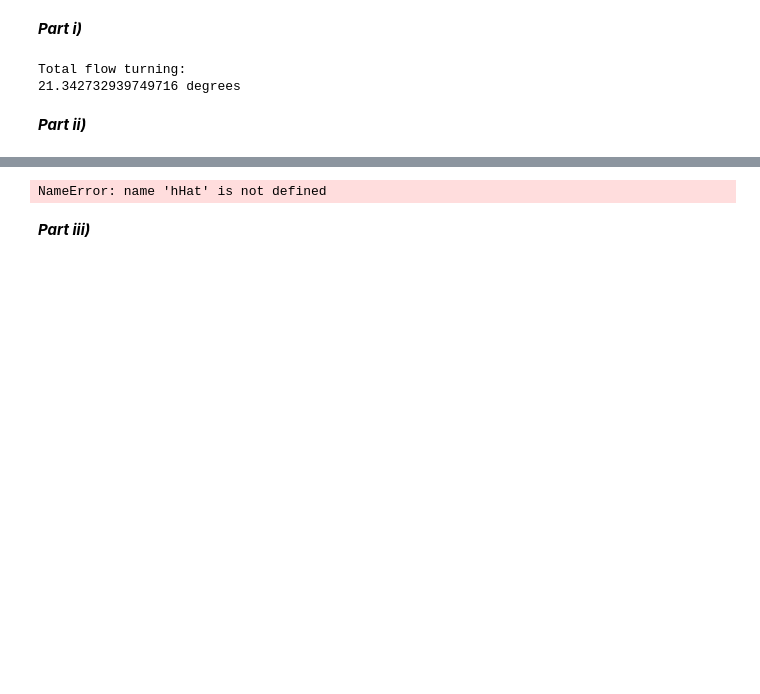
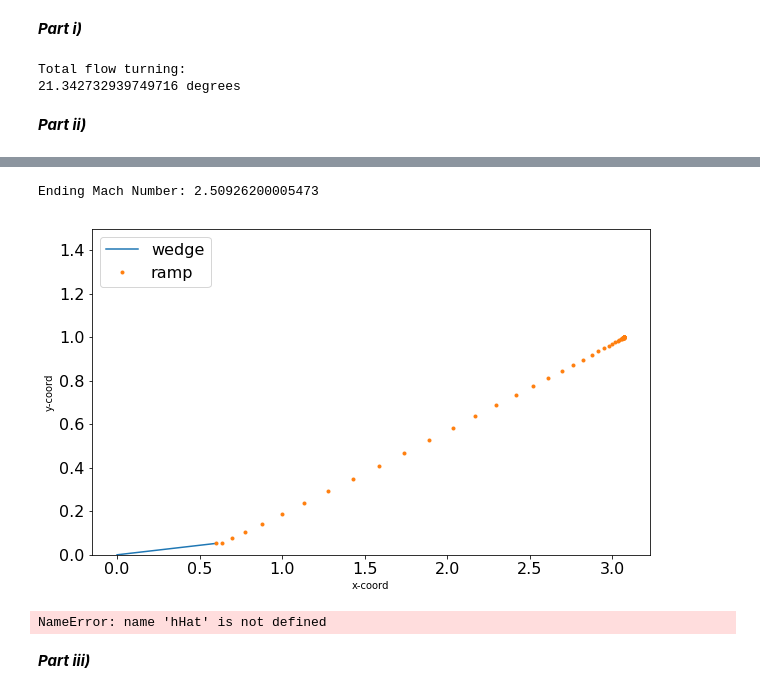
Before and after one commit to BananaBonanza/AAE537, a Jupyter notebook: butlerAAE537Hw2.ipynb, the cells around one changed output, grey strips where cells are left out. Drawn from its saved outputs; the diff is of its cells as text; code cells hidden in the pictures; blank space fills up the shorter version.

```diff
--- a/butlerAAE537Hw2.ipynb
+++ b/butlerAAE537Hw2.ipynb
@@ -77,7 +77,7 @@ def prandtlMeyer(M):
                np.arctan(np.sqrt(M**2 -1))]
     prMach = PM_temp[0] * PM_temp[1] - PM_temp[2]
     del(PM_temp)
-    return(prMach * RDC)
+    return(prMach)
 
 #-----------------------------------#
 ######          MAIN          #######
@@ -88,10 +88,9 @@ beta4 = afterShock[1][0]
 M4 = afterShock[1][1]
 #print("[beta,mach] for M=2 then M=4 \n" + str(afterShock))
 turnAngle = prandtlMeyer(afterShock[0][1])
-print("Total flow turning:\n" + str(turnAngle) + " degrees")
+print("Total flow turning:\n" + str(turnAngle * RDC) + " degrees")
 
 #Change angles to radians for remainder of code:
-turnAngle = turnAngle * DRC
 beta4 = beta4 * DRC
 rampAngle = rampAngle * DRC
 # %% [output]
@@ -245,3 +165,46 @@ plt.close()
+# %%
+#-----------------------------------#
+######          MAIN          #######
+#-----------------------------------#
+
+
+## Calculating Actual Turning at Mach 4 ##
+actTurn = actualTurning()[0]
+print("Ending Mach Number: " + str(actTurn))
+
+#Lin-space for the mach numbers
+mLinRev = np.linspace(actTurn,afterShock[1][1], 100)
+#Correct Order
+mLin = [mLinRev[len(mLinRev) - (j+1)] for j in range(len(mLinRev))]
+
+
+#print("mLin" + str(mLin))
+#generate x and y coordinates
+xyCoord = xyCoordFunction(mLin)
+
+
+
+
+#GRAPHING TIME
+plt.figure(figsize=(10,6))
+plt.rc('xtick', labelsize=16)
+plt.rc('ytick', labelsize=16)
+#
+plt.plot([0,xyCoord[0][0]], [0,xyCoord[0][1]], '-', label="wedge")
+plt.plot([item[0] for item in xyCoord], [jtem[1] for jtem in xyCoord], '.', label='ramp')
+
+#plt.title('Mach number to altitude', fontsize=16)
+
+plt.ylim(0,1.5)
+plt.xlabel('x-coord')
+plt.ylabel('y-coord')
+plt.legend(loc=2, fontsize=16)
+
+plt.show()
+plt.close()
+# %% [output]
+Ending Mach Number: 2.50926200005473
+[figure, added]
 # %%
 xyCoord = delXdelY(mLinRev)
 print(hHat)
```
Also changed, not shown: parts of 2 cells of this notebook.
